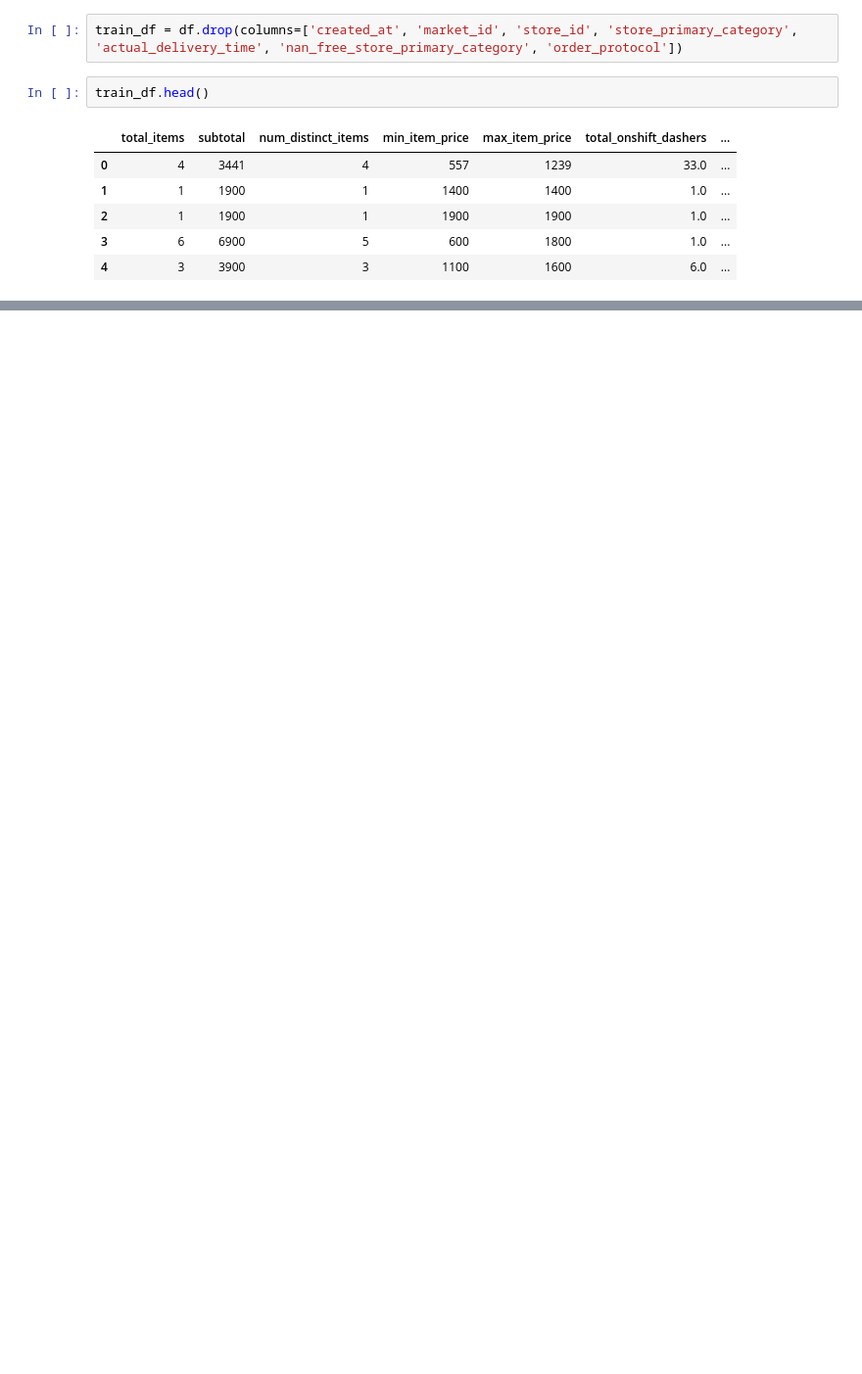
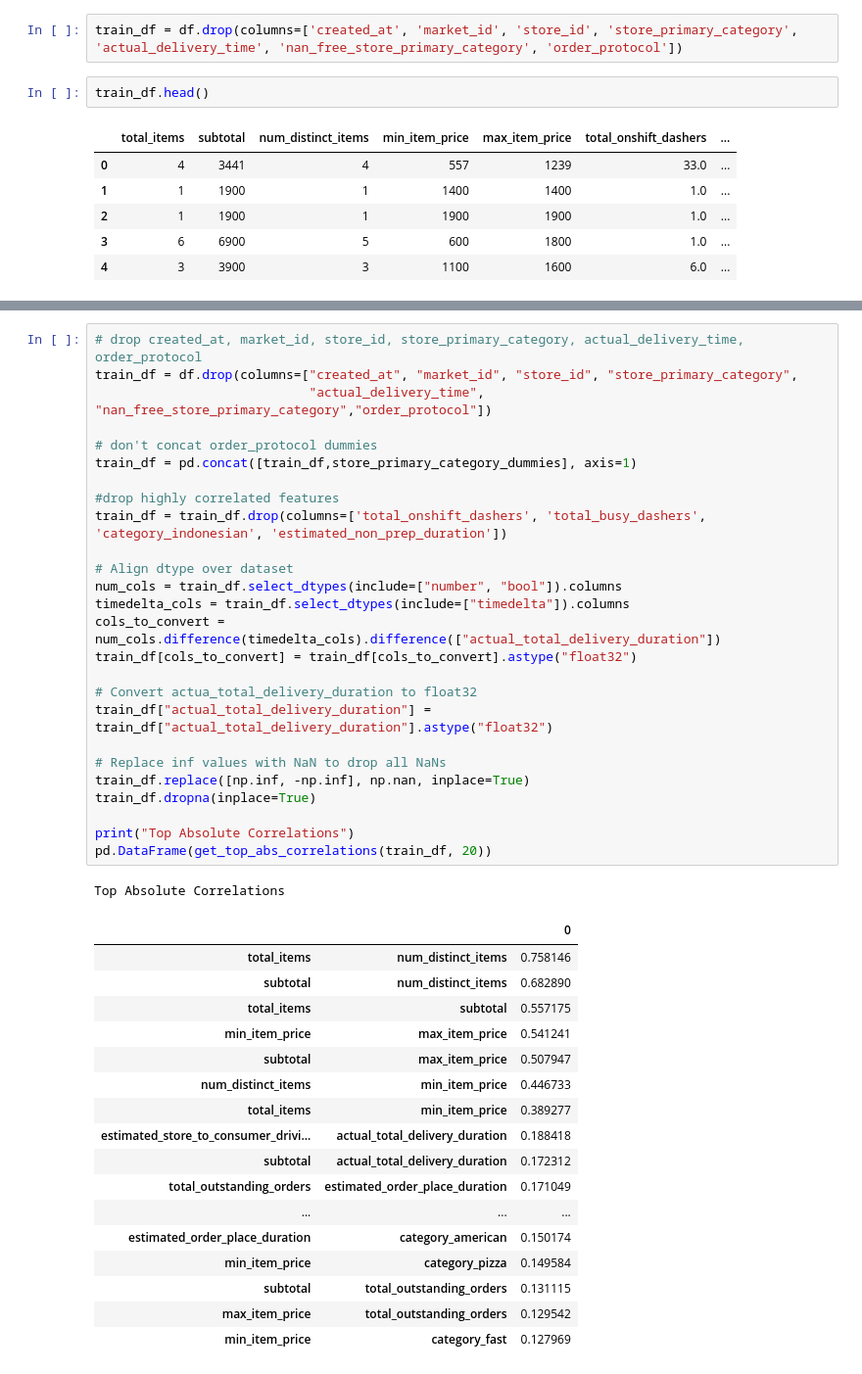
Before and after one commit to shailesh097/delivery_duration_prediction, a Jupyter notebook: delivery_duration.ipynb, the cells around one changed output, grey strips where cells are left out. Shown: that part at 98% size. Saved outputs shown, nothing was run; the diff lists cells and outputs as text; blank space fills up the shorter version.

```diff
--- a/delivery_duration.ipynb
+++ b/delivery_duration.ipynb
@@ -390,0 +435,45 @@ train_df.head()
+# %%
+# drop created_at, market_id, store_id, store_primary_category, actual_delivery_time, order_protocol
+train_df = df.drop(columns=["created_at", "market_id", "store_id", "store_primary_category",
+							"actual_delivery_time", "nan_free_store_primary_category","order_protocol"])
+
+# don't concat order_protocol dummies
+train_df = pd.concat([train_df,store_primary_category_dummies], axis=1)
+
+#drop highly correlated features
+train_df = train_df.drop(columns=['total_onshift_dashers', 'total_busy_dashers', 'category_indonesian', 'estimated_non_prep_duration'])
+
+# Align dtype over dataset
+num_cols = train_df.select_dtypes(include=["number", "bool"]).columns
+timedelta_cols = train_df.select_dtypes(include=["timedelta"]).columns
+cols_to_convert = num_cols.difference(timedelta_cols).difference(["actual_total_delivery_duration"])
+train_df[cols_to_convert] = train_df[cols_to_convert].astype("float32")
+
+# Convert actua_total_delivery_duration to float32
+train_df["actual_total_delivery_duration"] = train_df["actual_total_delivery_duration"].astype("float32")
+
+# Replace inf values with NaN to drop all NaNs
+train_df.replace([np.inf, -np.inf], np.nan, inplace=True)
+train_df.dropna(inplace=True)
+
+print("Top Absolute Correlations")
+pd.DataFrame(get_top_abs_correlations(train_df, 20))
+# %% [output]
+Top Absolute Correlations
+|  |  | 0 |
+| total_items | num_distinct_items | 0.758146 |
+| subtotal | num_distinct_items | 0.682890 |
+| total_items | subtotal | 0.557175 |
+| min_item_price | max_item_price | 0.541241 |
+| subtotal | max_item_price | 0.507947 |
+| num_distinct_items | min_item_price | 0.446733 |
+| total_items | min_item_price | 0.389277 |
+| estimated_store_to_consumer_drivi... | actual_total_delivery_duration | 0.188418 |
+| subtotal | actual_total_delivery_duration | 0.172312 |
+| total_outstanding_orders | estimated_order_place_duration | 0.171049 |
+| ... | ... | ... |
+| estimated_order_place_duration | category_american | 0.150174 |
+| min_item_price | category_pizza | 0.149584 |
+| subtotal | total_outstanding_orders | 0.131115 |
+| max_item_price | total_outstanding_orders | 0.129542 |
+| min_item_price | category_fast | 0.127969 |
```
Also changed, not shown: parts of 12 cells of this notebook.
